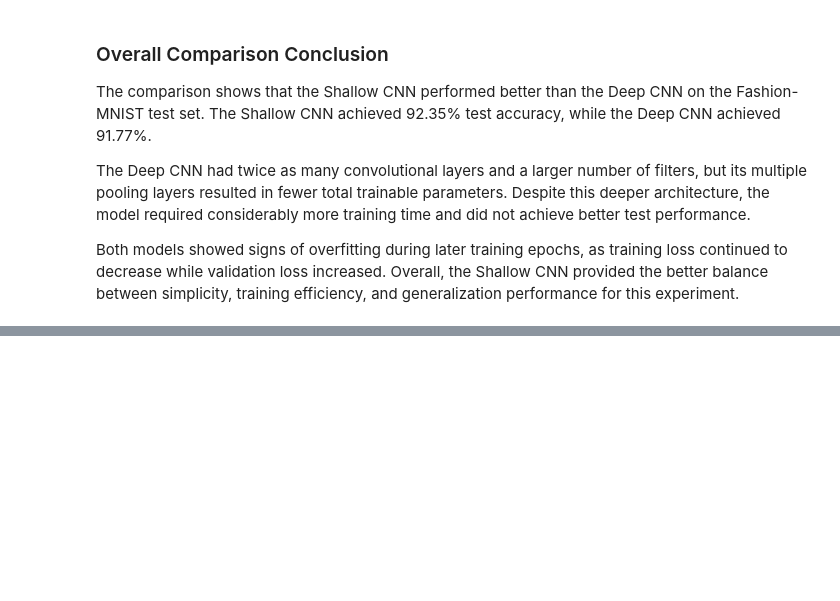
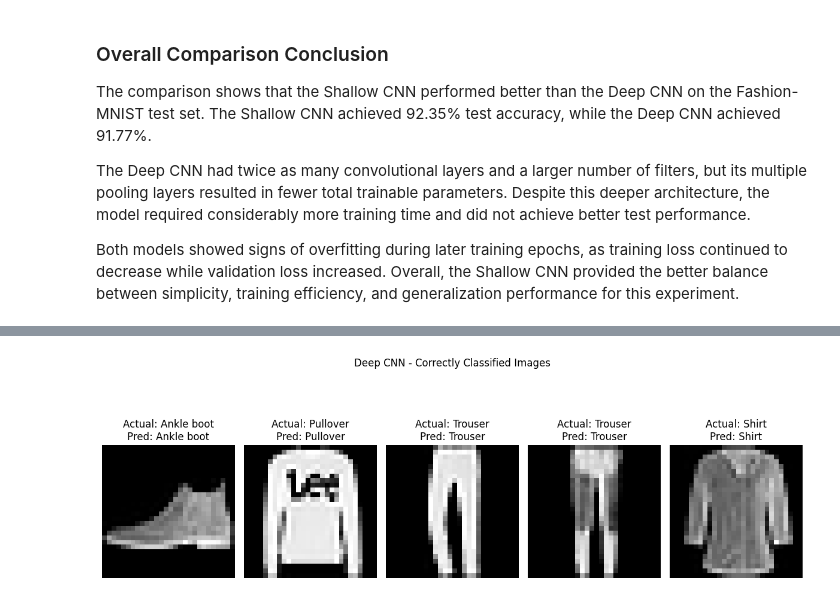
Before and after one commit to mrudultkt/fashion-mnist-shallow-vs-deep-cnn, a Jupyter notebook: Mrudul_Mukundan_PGDSAIML_B4.ipynb, the cells around one changed output, grey strips where cells are left out. Drawn from its saved outputs; the diff is of its cells as text; code cells hidden in the pictures; blank space fills up the shorter version.

```diff
--- a/Mrudul_Mukundan_PGDSAIML_B4.ipynb
+++ b/Mrudul_Mukundan_PGDSAIML_B4.ipynb
@@ -612,0 +689,11 @@ Both models showed signs of overfitting during later training epochs, as trainin
+# %%
+display_predictions(
+    x_test,
+    y_test,
+    deep_predictions,
+    deep_correct,
+    class_names,
+    "Deep CNN - Correctly Classified Images"
+)
+# %% [output]
+[figure, added]
```
Also changed, not shown: parts of 13 cells of this notebook.
